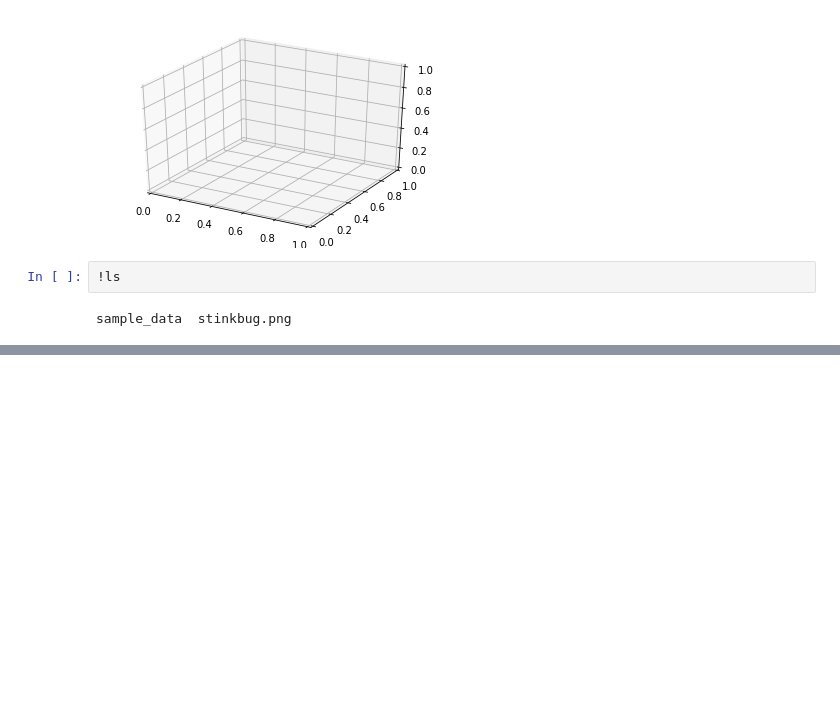
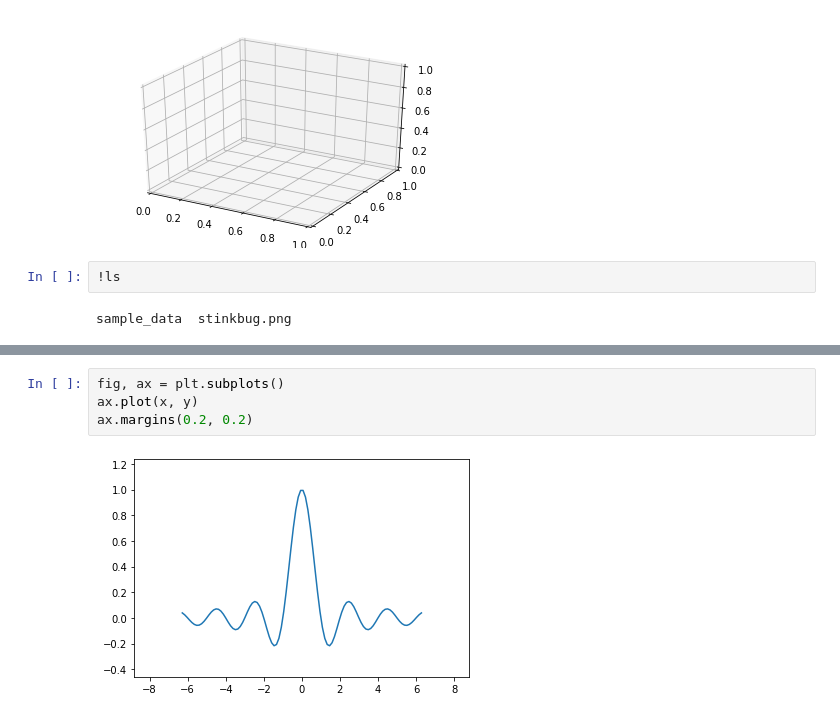
Before and after one commit to Sravan-Apps/python_notebooks, a Jupyter notebook: matplotlib_scratch.ipynb, the cells around one changed output, grey strips where cells are left out. Drawn from its saved outputs; the diff is of its cells as text; blank space fills up the shorter version.

```diff
--- a/matplotlib_scratch.ipynb
+++ b/matplotlib_scratch.ipynb
@@ -726,0 +750,6 @@ sample_data  stinkbug.png
+# %%
+fig, ax = plt.subplots()
+ax.plot(x, y)
+ax.margins(0.2, 0.2)
+# %% [output]
+[figure, added]
```
Also changed, not shown: parts of 3 cells of this notebook.
